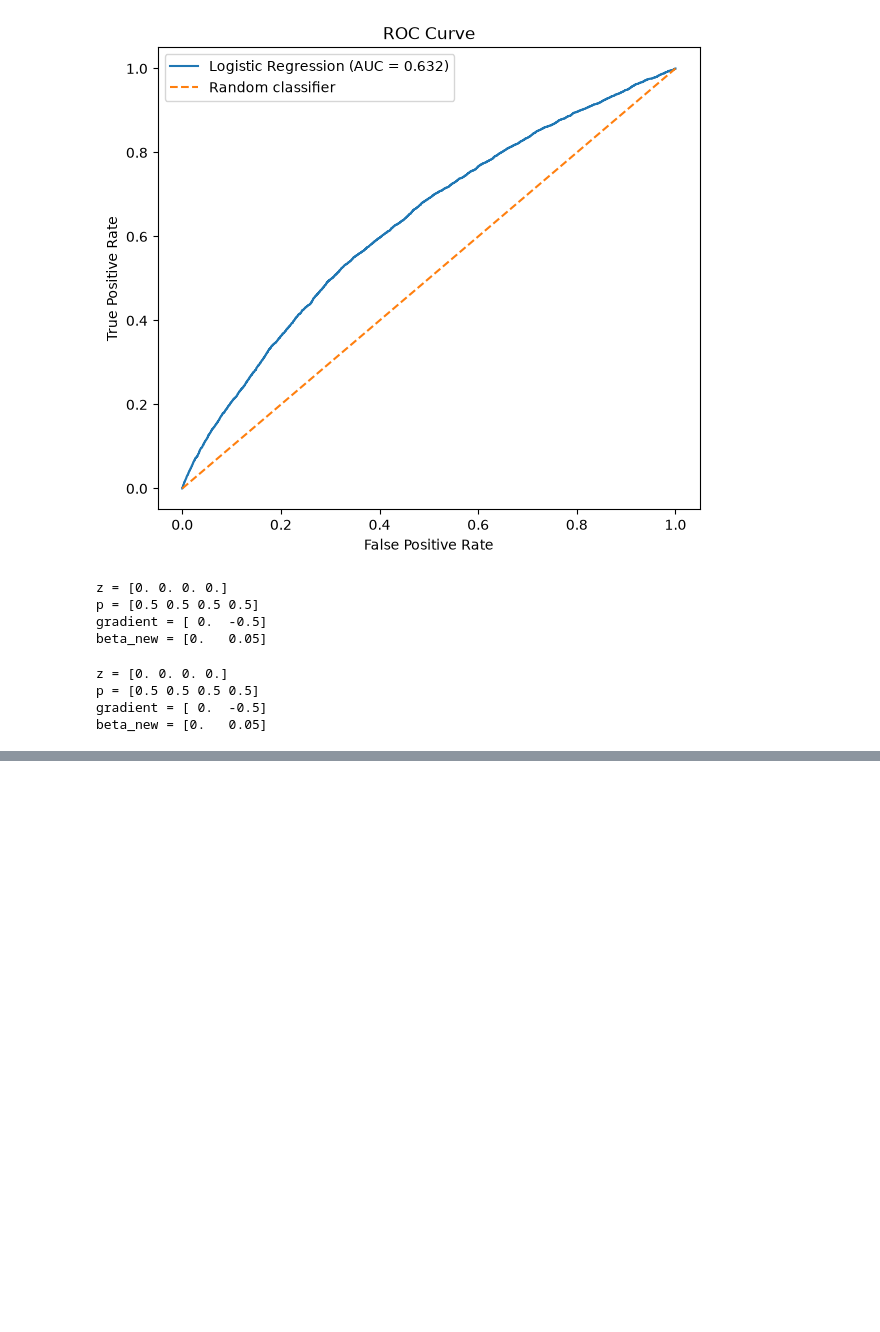
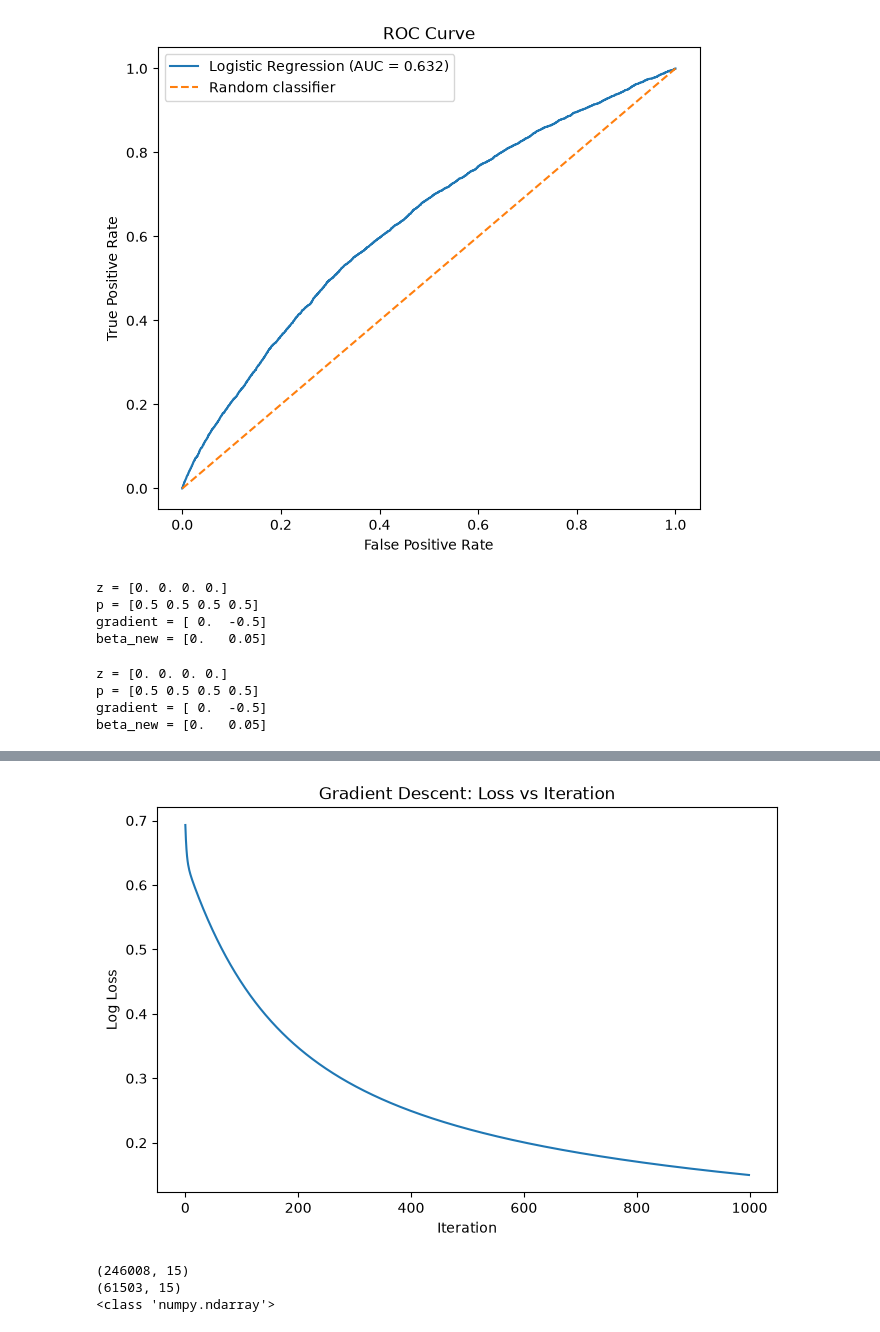
Before and after one commit to blu3-bird/hands-on, a Jupyter notebook: notebooks/default_risk_analysis.ipynb, the cells around one changed output, grey strips where cells are left out. Saved outputs shown, nothing was run; the diff lists cells and outputs as text; code cells hidden in the pictures; blank space fills up the shorter version.

```diff
--- a/notebooks/default_risk_analysis.ipynb
+++ b/notebooks/default_risk_analysis.ipynb
@@ -1006,0 +1062,2 @@ beta_new = [0.   0.05]
+# %%
+model.fit(X_train, y_train)
@@ -1006,0 +2247,29 @@ beta_new = [0.   0.05]
+# %%
+# let's automate the whole process
+beta = np.zeros(X.shape[1])
+
+learning_rate = 0.1
+n_iterations = 1000
+
+loss_history = []
+
+for i in range(n_iterations):
+
+    # 1. Linear prediction
+    z = X @ beta
+
+    # 2. Convert to probability
+    p = sigmoid(z)
+
+    # 3. Calculate loss
+    loss = log_loss(y, p)
+    loss_history.append(loss)
+
+    # 4. Calculate gradient
+    gradient = (X.T @ (p - y)) / len(y)
+
+    # 5. Update coefficients
+    beta = beta - learning_rate * gradient
+
+print("Final beta:", beta)
+print("Final loss:", loss_history[-1])
@@ -1006,0 +2279,29 @@ beta_new = [0.   0.05]
+# %%
+# Let's plot the optimization
+import matplotlib.pyplot as plt
+
+plt.figure(figsize=(8, 5))
+
+plt.plot(loss_history)
+
+plt.xlabel("Iteration")
+plt.ylabel("Log Loss")
+plt.title("Gradient Descent: Loss vs Iteration")
+
+plt.show()
+# %% [output]
+[figure, added]
+# %%
+# Let's see the transformed matrices from the existing pipeline
+preprocessor = model_v5.named_steps["preprocessor"]
+
+X_train_processed = preprocessor.transform(X_train)
+X_val_processed = preprocessor.transform(X_val)
+
+print(X_train_processed.shape)
+print(X_val_processed.shape)
+print(type(X_train_processed))
+# %% [output]
+(246008, 15)
+(61503, 15)
+<class 'numpy.ndarray'>
```
Also changed, not shown: parts of 170 cells of this notebook, 2 other files.
